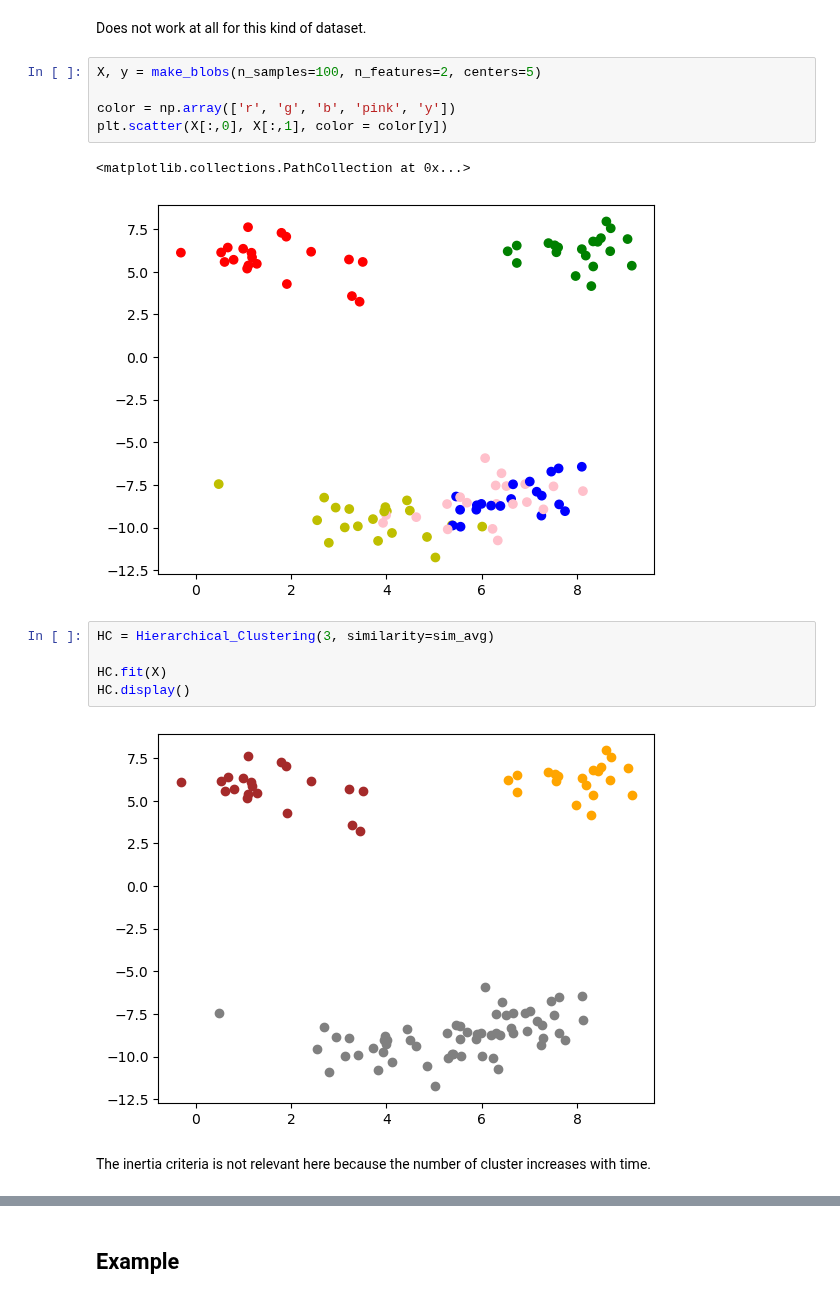
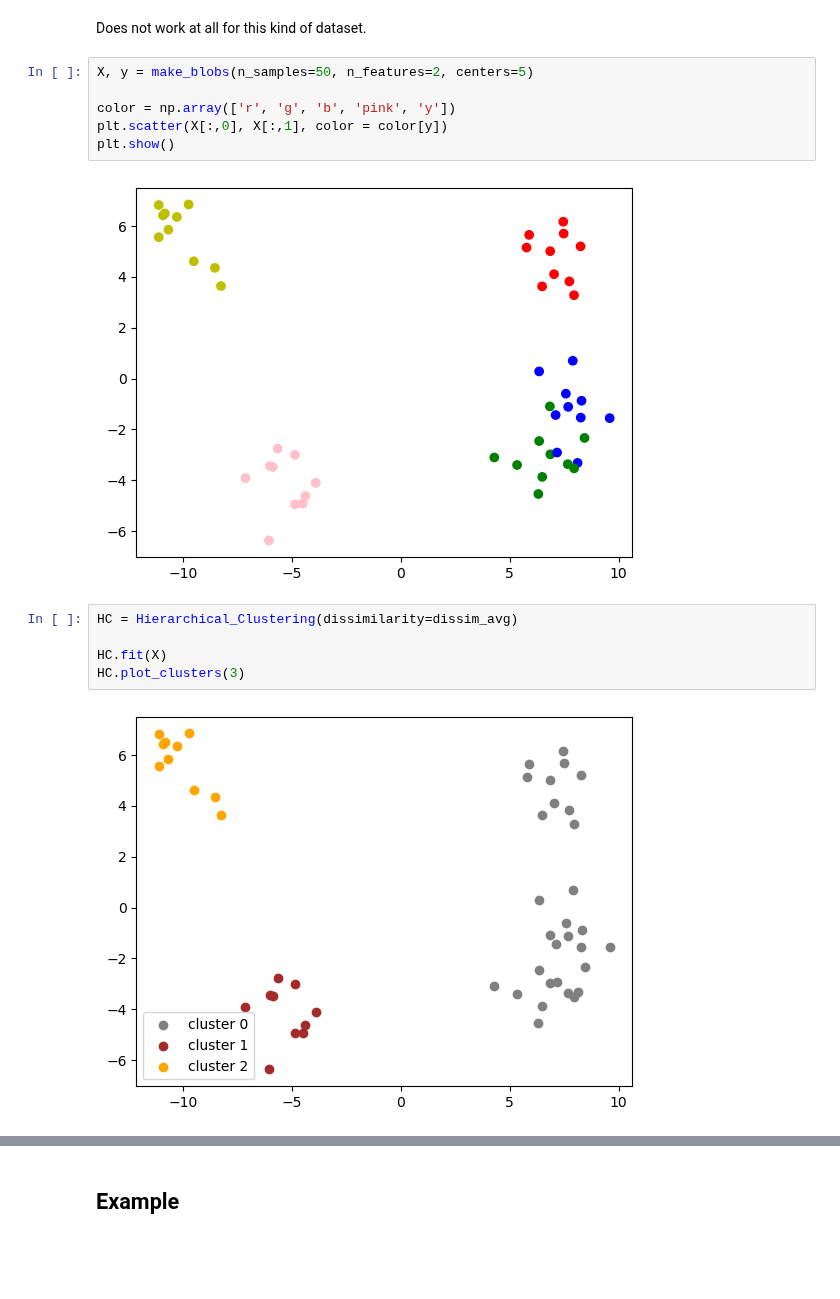
Before and after one commit to roomate/ML_from_scratch, a Jupyter notebook: clustering.ipynb, the cells around one changed output, grey strips where cells are left out. Drawn from its saved outputs; the diff is of its cells as text; blank space fills up the shorter version.

```diff
--- a/clustering.ipynb
+++ b/clustering.ipynb
@@ -164,19 +334,17 @@ class Hierarchical_Clustering:
 # %% [markdown]
 Does not work at all for this kind of dataset.
 # %%
-X, y = make_blobs(n_samples=100, n_features=2, centers=5)
+X, y = make_blobs(n_samples=50, n_features=2, centers=5)
 
 color = np.array(['r', 'g', 'b', 'pink', 'y'])
 plt.scatter(X[:,0], X[:,1], color = color[y])
+plt.show()
 # %% [output]
-<matplotlib.collections.PathCollection at 0x...>
-[figure, old version]
+[figure, new version]
 # %%
-HC = Hierarchical_Clustering(3, similarity=sim_avg)
+HC = Hierarchical_Clustering(dissimilarity=dissim_avg)
 
 HC.fit(X)
-HC.display()
+HC.plot_clusters(3)
 # %% [output]
-[figure, old version]
+[figure, new version]
-# %% [markdown]
-The inertia criteria is not relevant here because the number of cluster increases with time.
```
Also changed, not shown: parts of 31 cells of this notebook.
